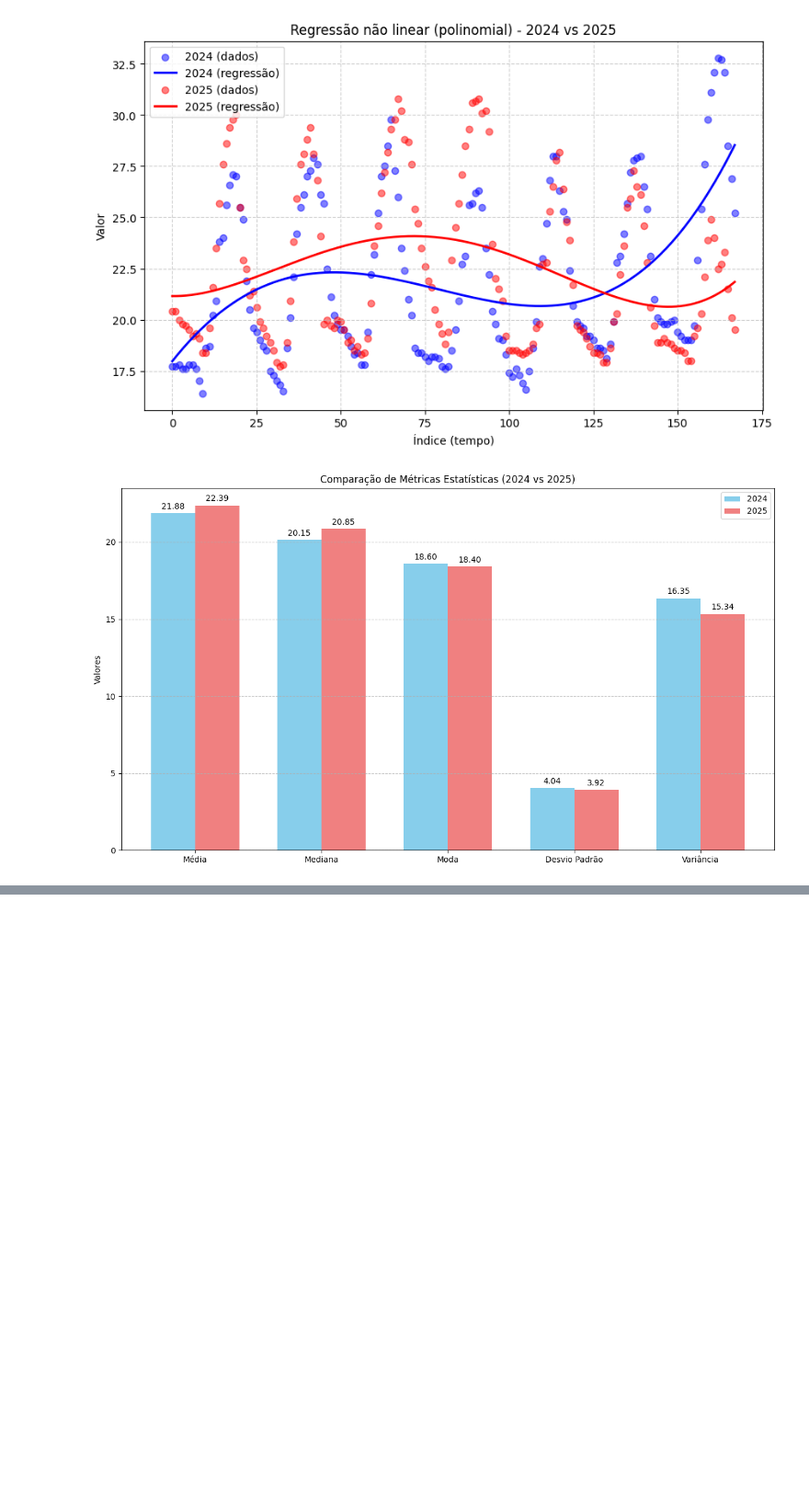
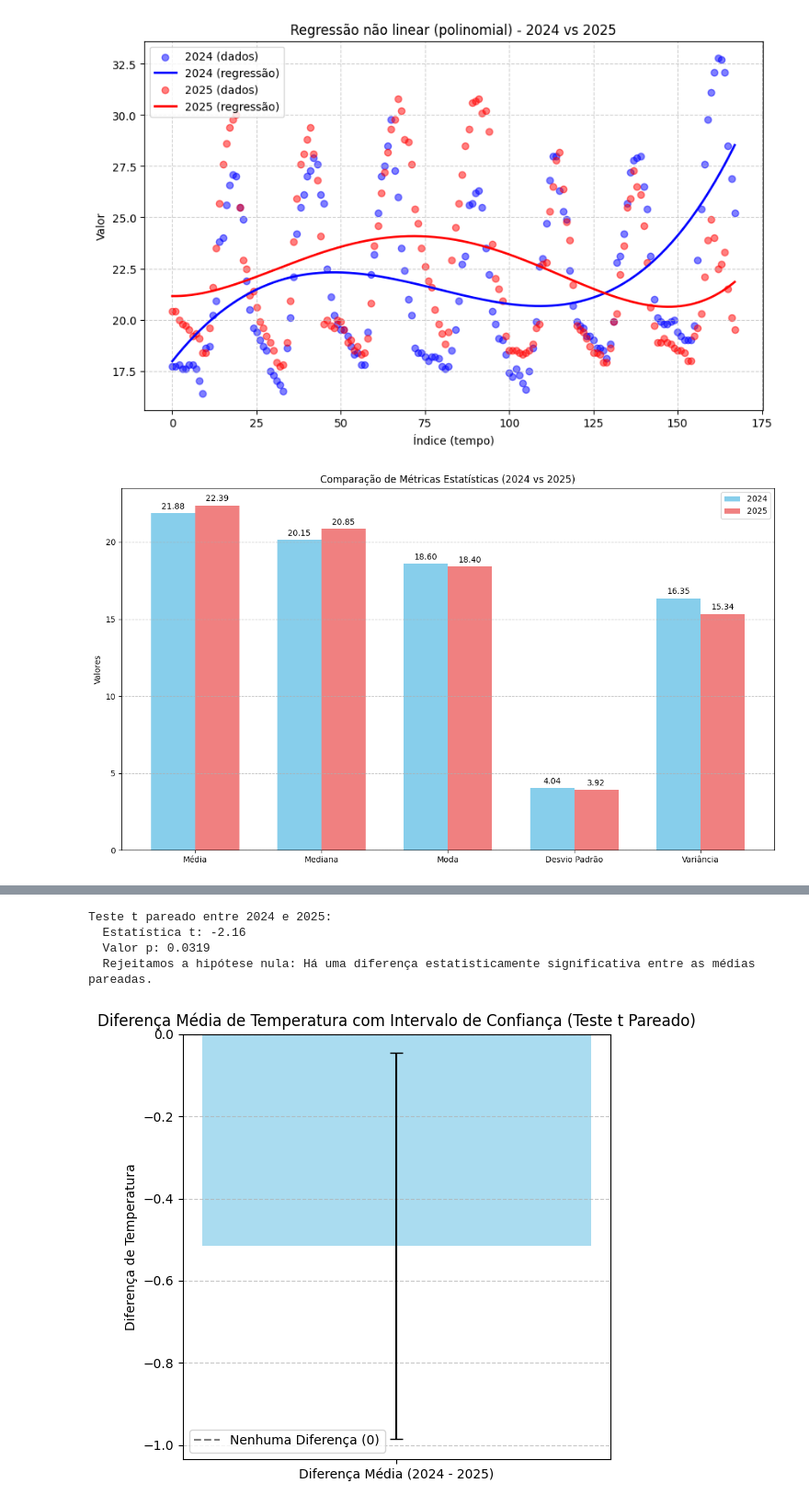
Before and after one commit to kauespacki/DataScience, a Jupyter notebook: datascience.ipynb, the cells around one changed output, grey strips where cells are left out. Shown at 92% size. Cells and saved outputs as stored; diff of their text form; code cells hidden in the pictures; blank space fills up the shorter version.

```diff
--- a/datascience.ipynb
+++ b/datascience.ipynb
@@ -188,0 +346,62 @@ plt.show()
+# %%
+from scipy import stats
+import numpy as np
+import matplotlib.pyplot as plt
+
+# Realizar o teste t pareado
+t_statistic_paired, p_value_paired = stats.ttest_rel(coluna_2024, coluna_2025)
+
+print(f"Teste t pareado entre 2024 e 2025:")
+print(f"  Estatística t: {t_statistic_paired:.2f}")
+print(f"  Valor p: {p_value_paired:.4f}")
+
+# Interpretação do resultado
+alpha = 0.05  # Nível de significância
+if p_value_paired < alpha:
+    print("  Rejeitamos a hipótese nula: Há uma diferença estatisticamente significativa entre as médias pareadas.")
+else:
+    print("  Não rejeitamos a hipótese nula: Não há evidências suficientes para dizer que há uma diferença estatisticamente significativa entre as médias pareadas.")
+
+# --- Visualização da Diferença Média com Intervalo de Confiança ---
+
+# Calcular a diferença entre as colunas
+diferenca = np.array(coluna_2024) - np.array(coluna_2025)
+
+# Calcular a média da diferença
+mean_diferenca = np.mean(diferenca)
+
+# Calcular o erro padrão da média da diferença
+std_diferenca = np.std(diferenca, ddof=1) # Desvio padrão da diferença
+n_diferenca = len(diferenca)
+sem_diferenca = std_diferenca / np.sqrt(n_diferenca)
+
+# Calcular o intervalo de confiança de 95% para a média da diferença
+ci_diferenca = stats.t.interval(confidence=0.95, df=n_diferenca-1, loc=mean_diferenca, scale=sem_diferenca)
+
+# Calcular o tamanho do erro para o gráfico
+error_diferenca = mean_diferenca - ci_diferenca[0]
+
+labels = ['Diferença Média (2024 - 2025)']
+means = [mean_diferenca]
+errors = [error_diferenca]
+
+x_pos = np.arange(len(labels))
+
+plt.figure(figsize=(6, 6))
+plt.bar(x_pos, means, yerr=errors, align='center', alpha=0.7, capsize=5, color='skyblue')
+
+# Adicionar linha de referência em zero (hipótese nula de nenhuma diferença)
+plt.axhline(y=0, color='gray', linestyle='--', label='Nenhuma Diferença (0)')
+
+plt.ylabel('Diferença de Temperatura')
+plt.xticks(x_pos, labels)
+plt.title('Diferença Média de Temperatura com Intervalo de Confiança (Teste t Pareado)')
+plt.legend()
+plt.grid(axis='y', linestyle='--', alpha=0.7)
+plt.show()
+# %% [output]
+Teste t pareado entre 2024 e 2025:
+  Estatística t: -2.16
+  Valor p: 0.0319
+  Rejeitamos a hipótese nula: Há uma diferença estatisticamente significativa entre as médias pareadas.
+[figure, added]
```
Also changed, not shown: parts of 3 cells of this notebook.
